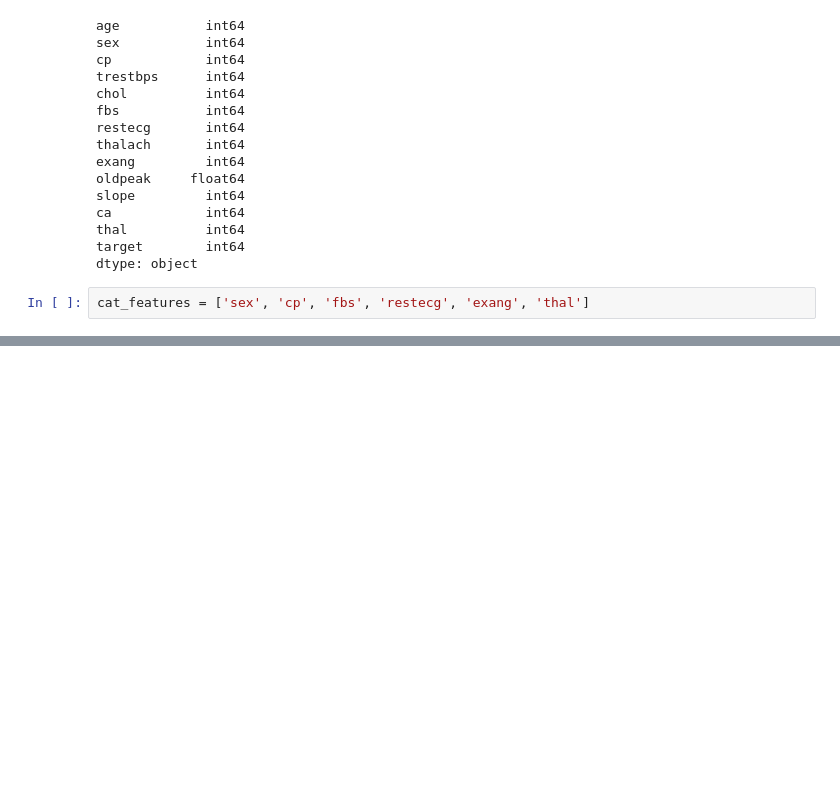
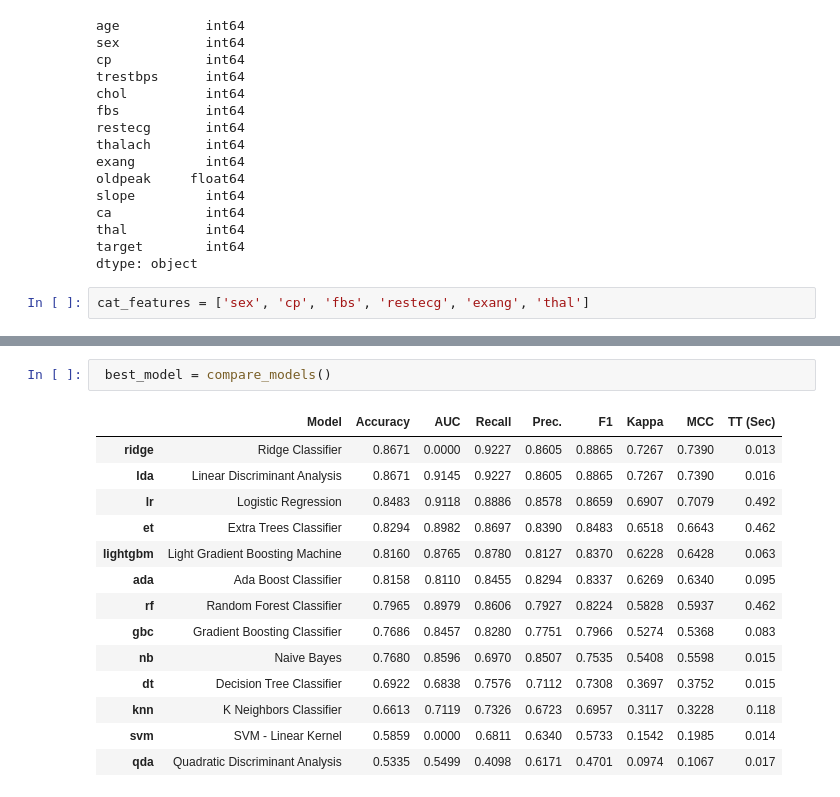
Before and after one commit to urmilapol/urmilapolprojects, a Jupyter notebook: pycaretclassification.ipynb, the cells around one changed output, grey strips where cells are left out. Cells and saved outputs as stored; diff of their text form; blank space fills up the shorter version.

```diff
--- a/pycaretclassification.ipynb
+++ b/pycaretclassification.ipynb
@@ -62,0 +78,17 @@ IndentationError: ignored
+# %%
+ best_model = compare_models()
+# %% [output]
+|  | Model | Accuracy | AUC | Recall | Prec. | F1 | Kappa | MCC | TT (Sec) |
+| ridge | Ridge Classifier | 0.8671 | 0.0000 | 0.9227 | 0.8605 | 0.8865 | 0.7267 | 0.7390 | 0.013 |
+| lda | Linear Discriminant Analysis | 0.8671 | 0.9145 | 0.9227 | 0.8605 | 0.8865 | 0.7267 | 0.7390 | 0.016 |
+| lr | Logistic Regression | 0.8483 | 0.9118 | 0.8886 | 0.8578 | 0.8659 | 0.6907 | 0.7079 | 0.492 |
+| et | Extra Trees Classifier | 0.8294 | 0.8982 | 0.8697 | 0.8390 | 0.8483 | 0.6518 | 0.6643 | 0.462 |
+| lightgbm | Light Gradient Boosting Machine | 0.8160 | 0.8765 | 0.8780 | 0.8127 | 0.8370 | 0.6228 | 0.6428 | 0.063 |
+| ada | Ada Boost Classifier | 0.8158 | 0.8110 | 0.8455 | 0.8294 | 0.8337 | 0.6269 | 0.6340 | 0.095 |
+| rf | Random Forest Classifier | 0.7965 | 0.8979 | 0.8606 | 0.7927 | 0.8224 | 0.5828 | 0.5937 | 0.462 |
+| gbc | Gradient Boosting Classifier | 0.7686 | 0.8457 | 0.8280 | 0.7751 | 0.7966 | 0.5274 | 0.5368 | 0.083 |
+| nb | Naive Bayes | 0.7680 | 0.8596 | 0.6970 | 0.8507 | 0.7535 | 0.5408 | 0.5598 | 0.015 |
+| dt | Decision Tree Classifier | 0.6922 | 0.6838 | 0.7576 | 0.7112 | 0.7308 | 0.3697 | 0.3752 | 0.015 |
+| knn | K Neighbors Classifier | 0.6613 | 0.7119 | 0.7326 | 0.6723 | 0.6957 | 0.3117 | 0.3228 | 0.118 |
+| svm | SVM - Linear Kernel | 0.5859 | 0.0000 | 0.6811 | 0.6340 | 0.5733 | 0.1542 | 0.1985 | 0.014 |
+| qda | Quadratic Discriminant Analysis | 0.5335 | 0.5499 | 0.4098 | 0.6171 | 0.4701 | 0.0974 | 0.1067 | 0.017 |
```
Also changed, not shown: parts of 10 cells of this notebook.
